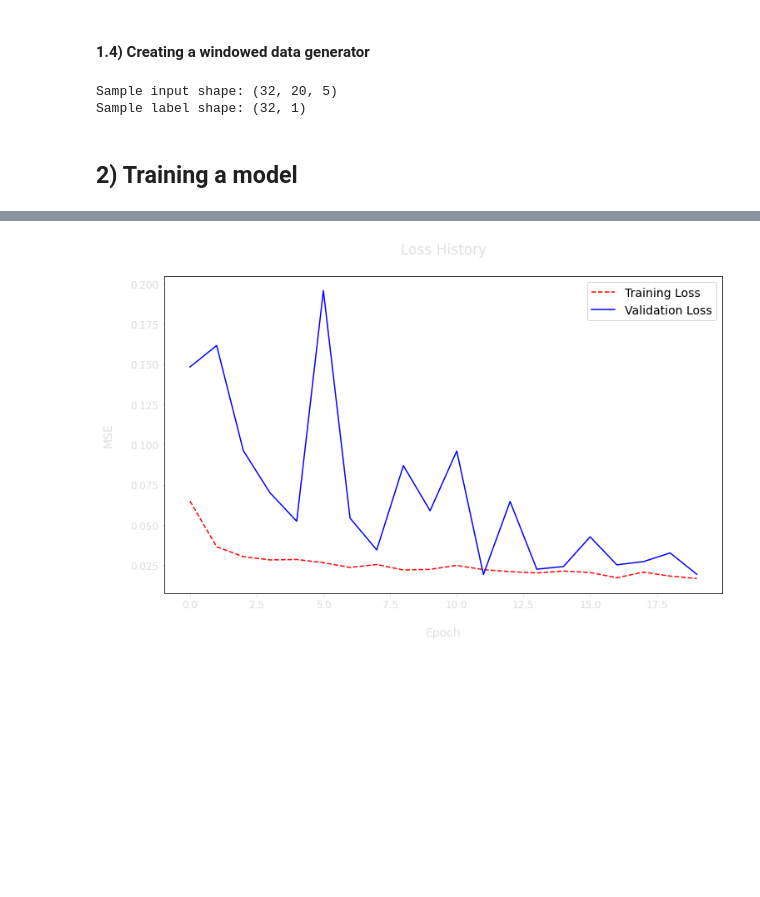
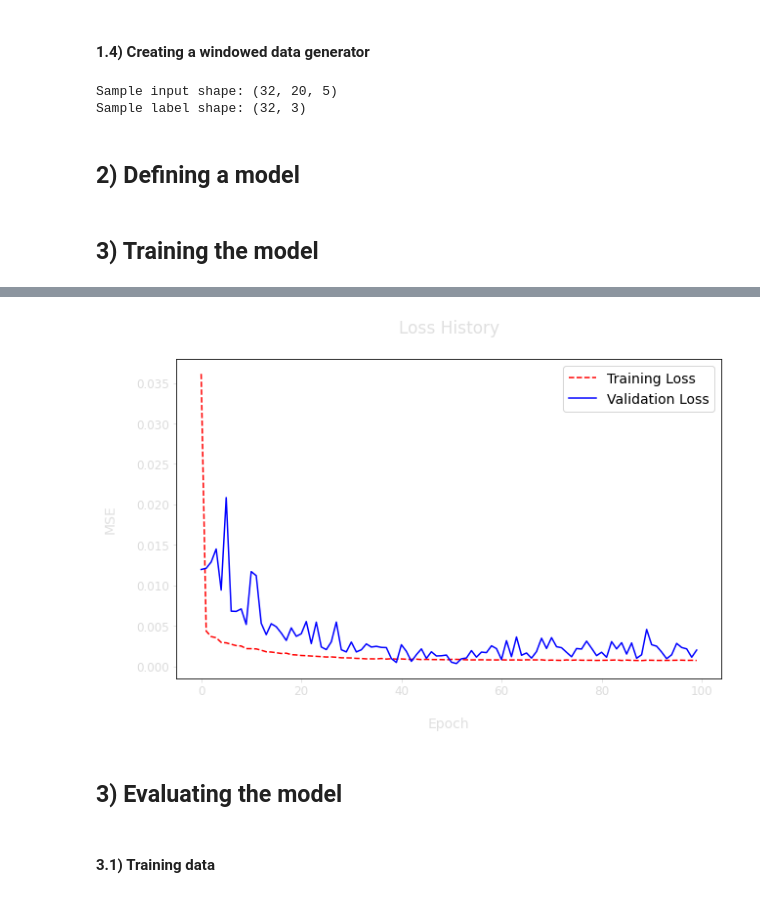
Before and after one commit to Talendar/stocks_prices_prediction, a Jupyter notebook: stocks_prediction.ipynb, the cells around one changed output, grey strips where cells are left out. Cells and saved outputs as stored; diff of their text form; code cells hidden in the pictures; blank space fills up the shorter version.

```diff
--- a/stocks_prediction.ipynb
+++ b/stocks_prediction.ipynb
@@ -21,10 +23,10 @@ import investpy
 # %%
-NUM_SESSIONS = 10  # number of previous trading sessions the model will analyse in order to make a prediction
-NORMALIZE_LABELS = False
+NUM_SESSIONS = 20  # number of previous trading sessions the model will analyse in order to make a prediction
+NORMALIZE_LABELS = True
 
 TRAIN_PC, VAL_PC, TEST_PC = 0.85, 0.1, 0.05
 assert (TRAIN_PC + VAL_PC + TEST_PC) == 1
 
 LABELS_NAMES = [    # values that the model will try to predict
-    "close",
+    "open", "low", "high",
 ]
@@ -246,7 +305,7 @@ display(norm_test_data.tail())
 def make_dataset(data, labels, shuffle=True):
     return tf.keras.preprocessing.timeseries_dataset_from_array(
         data=data, targets=labels,
-        sequence_length=20,
+        sequence_length=NUM_SESSIONS,
         sequence_stride=1,
         shuffle=shuffle,
         batch_size=32,
@@ -254,7 +313,8 @@ def make_dataset(data, labels, shuffle=True):
 
 
 ds_train = make_dataset(norm_train_data,
-                        norm_train_labels if NORMALIZE_LABELS else train_labels)
+                        norm_train_labels if NORMALIZE_LABELS else train_labels,
+                        shuffle=True)
 ds_val = make_dataset(norm_val_data,
                       norm_val_labels if NORMALIZE_LABELS else val_labels,
                       shuffle=False)
@@ -267,6 +327,6 @@ print(f"Sample input shape: {sample_x.shape}")
 print(f"Sample label shape: {sample_y.shape}")
 # %% [output]
 Sample input shape: (32, 20, 5)
-Sample label shape: (32, 1)
+Sample label shape: (32, 3)
 # %% [markdown]
-## **2) Training a model**
+## **2) Defining a model**
@@ -273,22 +400,15 @@ Sample label shape: (32, 1)
+# %% [markdown]
+## **3) Training the model**
 # %%
 # building and compiling
-model = tf.keras.models.Sequential([
-    tf.keras.layers.LSTM(128, return_sequences=True),
-    tf.keras.layers.Dropout(0.3),
-    tf.keras.layers.LSTM(128, return_sequences=True),
-    tf.keras.layers.Dropout(0.3),
-    tf.keras.layers.LSTM(128, return_sequences=False),
-    tf.keras.layers.Dropout(0.3),
-    tf.keras.layers.Dense(128, activation="relu"),
-    tf.keras.layers.Dense(1, activation="linear"),
-])
-
-model.compile(loss=tf.losses.MeanAbsoluteError(),  #tf.losses.MeanSquaredError(),
-              optimizer=tf.optimizers.Adam(),)
-              #metrics=[tf.metrics.MeanAbsoluteError()])
+model = MultiLSTM()
+model.compile(loss=tf.losses.MeanSquaredError(),
+              optimizer=tf.optimizers.Adam(learning_rate=1e-3),
+              metrics=[tf.metrics.MeanAbsoluteError()])
+                       #tf.metrics.MeanAbsolutePercentageError()])
 
 # training
-epochs = 20
+epochs = 100
 history = model.fit(ds_train, validation_data=ds_val,
                     epochs=epochs,
                     callbacks=[ClearCallback()])
@@ -299,7 +419,7 @@ plt.rc('xtick',labelsize=12, color="#DCDCDC")
 plt.rc('ytick',labelsize=12, color="#DCDCDC")
 plt.rcParams.update({'legend.fontsize': 14, 'legend.handlelength': 2})
 
-plt.figure(figsize=(12, 7))
+plt.figure(figsize=(10, 6))
 plt.plot(range(epochs), history.history["loss"], 'r--')
 plt.plot(range(epochs), history.history["val_loss"], 'b-')
 plt.legend(['Training Loss', 'Validation Loss'])
@@ -313,2 +433,6 @@ plt.show();
-[figure, old version]
+[figure, new version]
+# %% [markdown]
+## **3) Evaluating the model**
+# %% [markdown]
+#### **3.1) Training data**
 # %%
```
Also changed, not shown: parts of 15 cells of this notebook.
